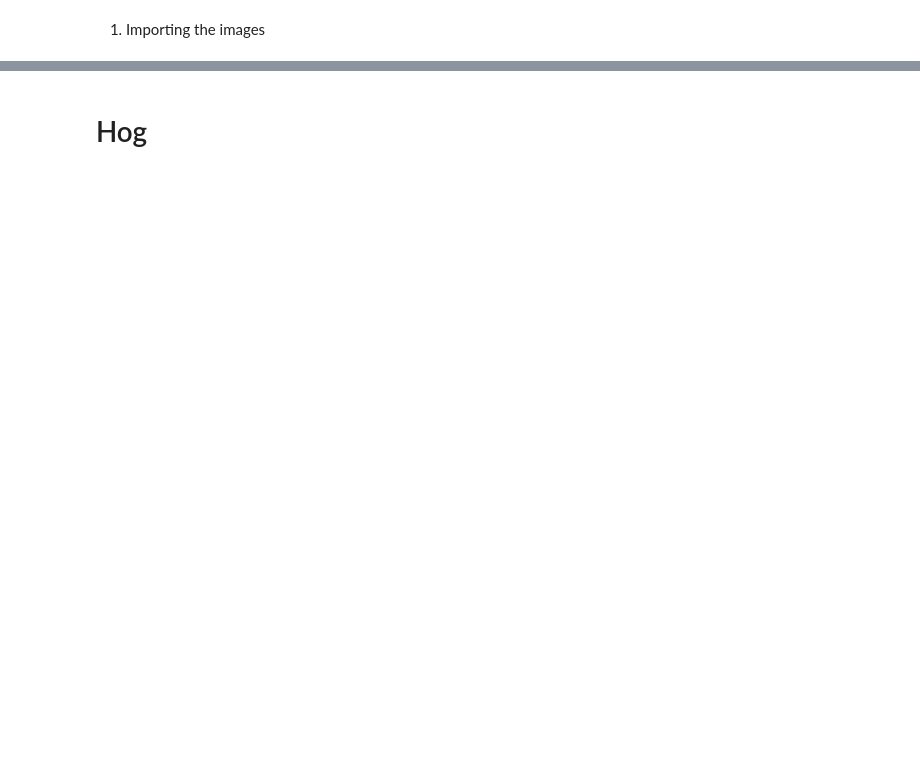
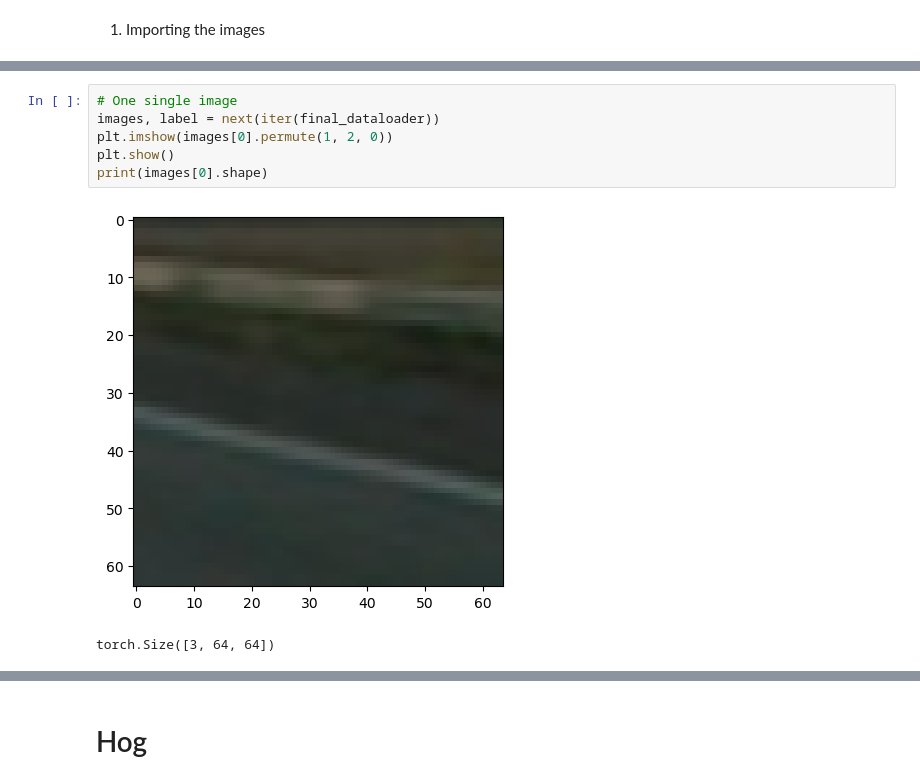
Before and after one commit to adrienloizeau/HOG-Car-Dectector, a Jupyter notebook: cars-classification-model.ipynb, the cells around one changed output, grey strips where cells are left out. Drawn from its saved outputs; the diff is of its cells as text; blank space fills up the shorter version.

```diff
--- a/cars-classification-model.ipynb
+++ b/cars-classification-model.ipynb
@@ -184,0 +257,9 @@ Number of images without any car: 182
+# %%
+# One single image
+images, label = next(iter(final_dataloader))
+plt.imshow(images[0].permute(1, 2, 0))
+plt.show()
+print(images[0].shape)
+# %% [output]
+[figure, added]
+torch.Size([3, 64, 64])
```
Also changed, not shown: parts of 40 cells of this notebook.
